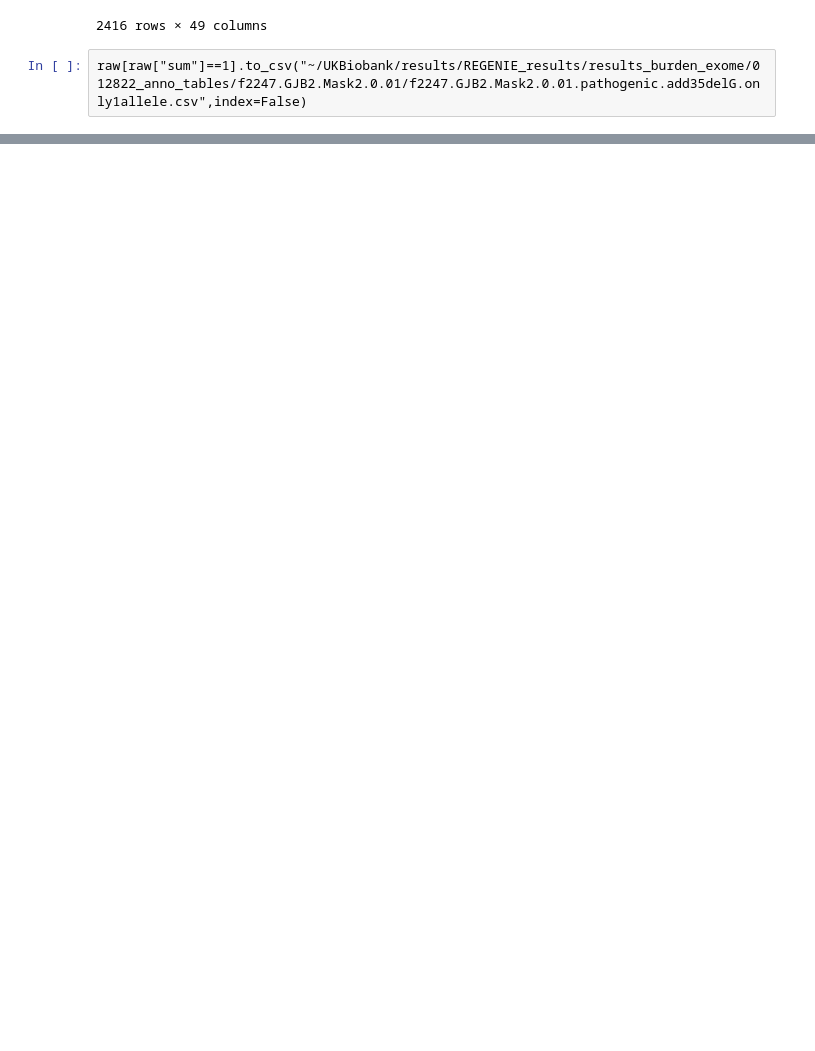
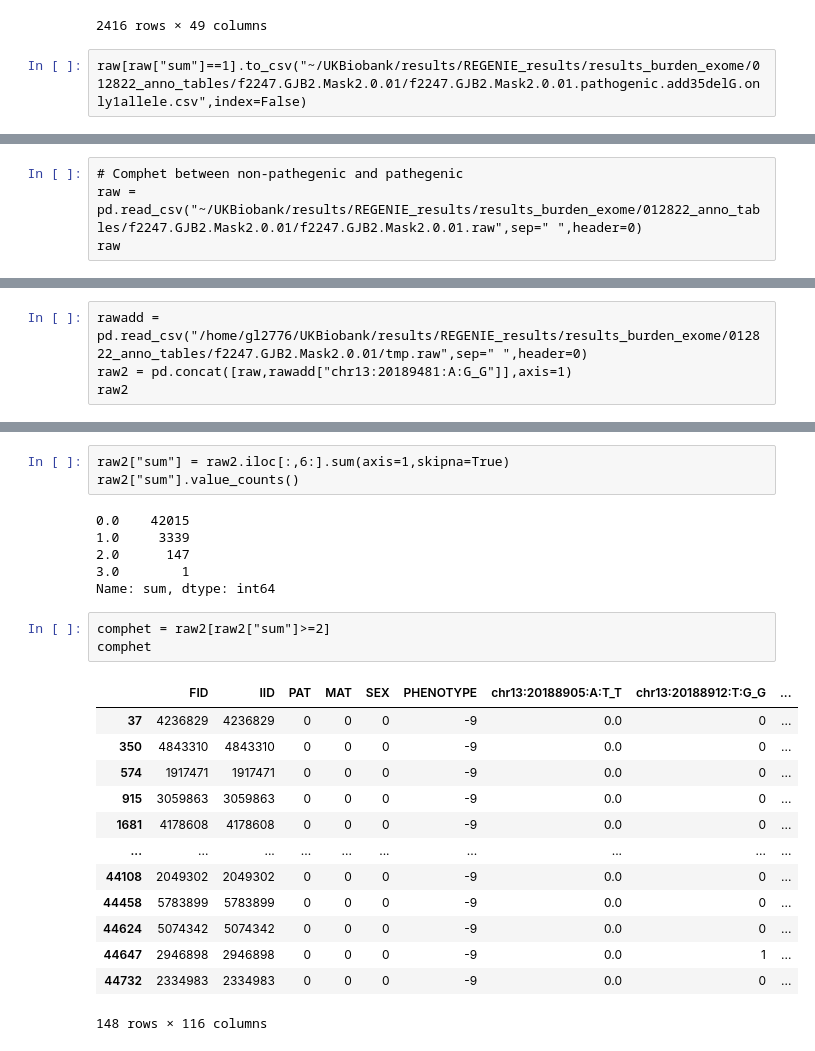
Before and after one commit to statgenetics/UKBB_GWAS_dev, a Jupyter notebook: workflow/rarevarianttable.ipynb, the cells around one changed output, grey strips where cells are left out. Drawn from its saved outputs; the diff is of its cells as text; blank space fills up the shorter version.

```diff
--- a/workflow/rarevarianttable.ipynb
+++ b/workflow/rarevarianttable.ipynb
@@ -5486,0 +5981,4 @@ raw[raw["sum"]==1].to_csv("~/UKBiobank/results/REGENIE_results/results_burden_ex
+# %%
+# Comphet between non-pathegenic and pathegenic
+raw = pd.read_csv("~/UKBiobank/results/REGENIE_results/results_burden_exome/012822_anno_tables/f2247.GJB2.Mask2.0.01/f2247.GJB2.Mask2.0.01.raw",sep=" ",header=0)
+raw
@@ -5486,0 +5999,4 @@ raw[raw["sum"]==1].to_csv("~/UKBiobank/results/REGENIE_results/results_burden_ex
+# %%
+rawadd = pd.read_csv("/home/gl2776/UKBiobank/results/REGENIE_results/results_burden_exome/012822_anno_tables/f2247.GJB2.Mask2.0.01/tmp.raw",sep=" ",header=0)
+raw2 = pd.concat([raw,rawadd["chr13:20189481:A:G_G"]],axis=1)
+raw2
@@ -5486,0 +6017,26 @@ raw[raw["sum"]==1].to_csv("~/UKBiobank/results/REGENIE_results/results_burden_ex
+# %%
+raw2["sum"] = raw2.iloc[:,6:].sum(axis=1,skipna=True)
+raw2["sum"].value_counts()
+# %% [output]
+0.0    42015
+1.0     3339
+2.0      147
+3.0        1
+Name: sum, dtype: int64
+# %%
+comphet = raw2[raw2["sum"]>=2]
+comphet
+# %% [output]
+|  | FID | IID | PAT | MAT | SEX | PHENOTYPE | chr13:20188905:A:T_T | chr13:20188912:T:G_G | ... |
+| 37 | 4236829 | 4236829 | 0 | 0 | 0 | -9 | 0.0 | 0 | ... |
+| 350 | 4843310 | 4843310 | 0 | 0 | 0 | -9 | 0.0 | 0 | ... |
+| 574 | 1917471 | 1917471 | 0 | 0 | 0 | -9 | 0.0 | 0 | ... |
+| 915 | 3059863 | 3059863 | 0 | 0 | 0 | -9 | 0.0 | 0 | ... |
+| 1681 | 4178608 | 4178608 | 0 | 0 | 0 | -9 | 0.0 | 0 | ... |
+| ... | ... | ... | ... | ... | ... | ... | ... | ... | ... |
+| 44108 | 2049302 | 2049302 | 0 | 0 | 0 | -9 | 0.0 | 0 | ... |
+| 44458 | 5783899 | 5783899 | 0 | 0 | 0 | -9 | 0.0 | 0 | ... |
+| 44624 | 5074342 | 5074342 | 0 | 0 | 0 | -9 | 0.0 | 0 | ... |
+| 44647 | 2946898 | 2946898 | 0 | 0 | 0 | -9 | 0.0 | 1 | ... |
+| 44732 | 2334983 | 2334983 | 0 | 0 | 0 | -9 | 0.0 | 0 | ... |
+148 rows × 116 columns
```
Also changed, not shown: parts of 49 cells of this notebook, 1 other file.
